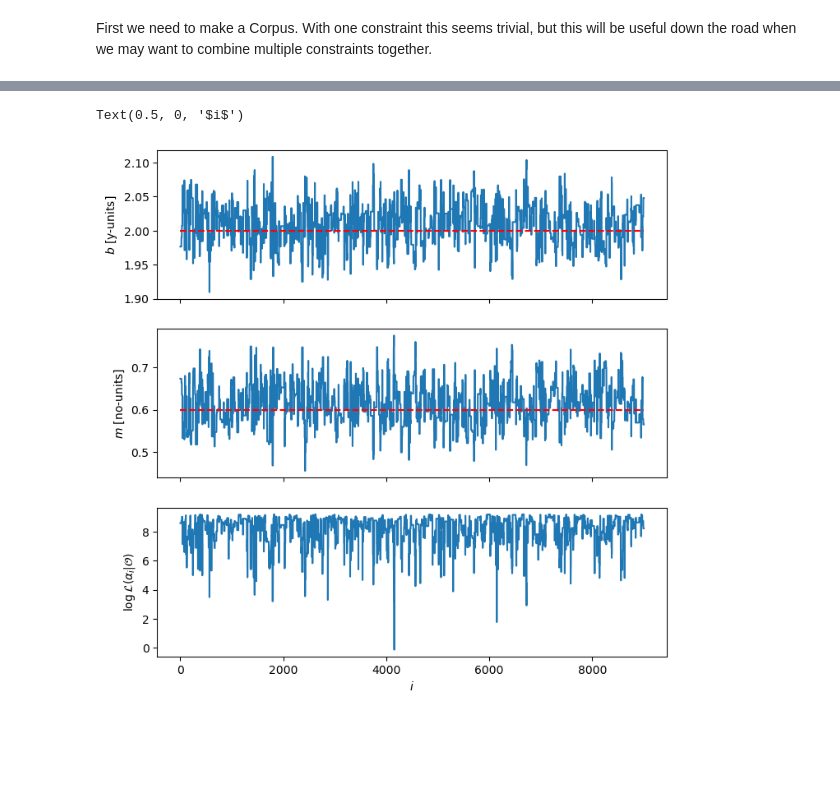
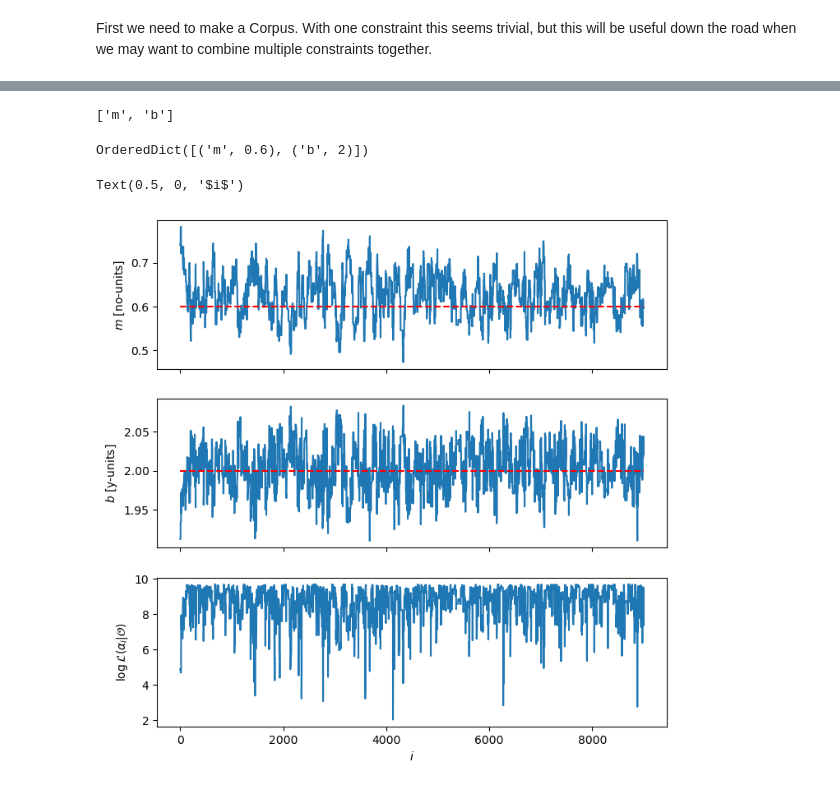
Before and after one commit to beykyle/rxmc, a Jupyter notebook: examples/linear_calibration_demo.ipynb, the cells around one changed output, grey strips where cells are left out. Cells and saved outputs as stored; diff of their text form; code cells hidden in the pictures; blank space fills up the shorter version.

```diff
--- a/examples/linear_calibration_demo.ipynb
+++ b/examples/linear_calibration_demo.ipynb
@@ -194,7 +300,15 @@ class FixedCovarianceConstraint(Constraint)
+# %%
+obs1 = rxmc.observation.FixedCovarianceObservation(
+    obs1.x,
+    obs1.y,
+    np.diag(obs1.y_stat_err**2),
+)
+# %%
+likelihood_model = rxmc.likelihood_model.FixedCovarianceLikelihood()
 # %%
-constraint = rxmc.constraint.FixedCovarianceConstraint(
-    y_exp,
-    np.diag(y_exp_err**2),
+constraint = rxmc.constraint.Constraint(
+    [obs1],
     my_model,
+    likelihood_model,
 )
 # %% [markdown]
@@ -260,10 +371,5 @@ class Corpus(builtins.object)
 # %%
-corpus = rxmc.corpus.Corpus(
-    [constraint],
-    [p.name for p in params],
-    "my_linear_model",
-    "my_experimental_constraint",
-)
+corpus = rxmc.corpus.Corpus([constraint])
 # %%
 %%time
 # run a single chain
@@ -278,19 +384,27 @@ Wall time: 2.2 s
+# %%
+[m.name for m in my_model.params]
+# %% [output]
+['m', 'b']
+# %%
+true_params
+# %% [output]
+OrderedDict([('m', 0.6), ('b', 2)])
 # %%
 fig, axes = plt.subplots(chain.shape[1] + 1, 1, figsize=(8, 8), sharex=True)
 for i in range(chain.shape[1]):
     axes[i].plot(chain[:, i])
-    axes[i].set_ylabel(f"${params[i].latex_name}$ [{params[i].unit}]")
-    true_value = true_params[params[i].name]
+    axes[i].set_ylabel(f"${my_model.params[i].latex_name}$ [{my_model.params[i].unit}]")
+    true_value = true_params[my_model.params[i].name]
     axes[i].hlines(true_value, 0, len(chain), "r", linestyle="--")
 
 
 axes[-1].plot(logl)
 axes[-1].set_ylabel(r"$\log{\mathcal{L}(\alpha_i | \mathcal{O})}$")
 
 axes[-1].set_xlabel(r"$i$")
 # plt.legend(title="chains", ncol=3,)
 # %% [output]
 Text(0.5, 0, '$i$')
-[figure, old version]
+[figure, new version]
 # %%
 posterior_range = np.vstack([np.min(chain, axis=0), np.max(chain, axis=0)]).T
```
Also changed, not shown: parts of 43 cells of this notebook, 5 other files.
